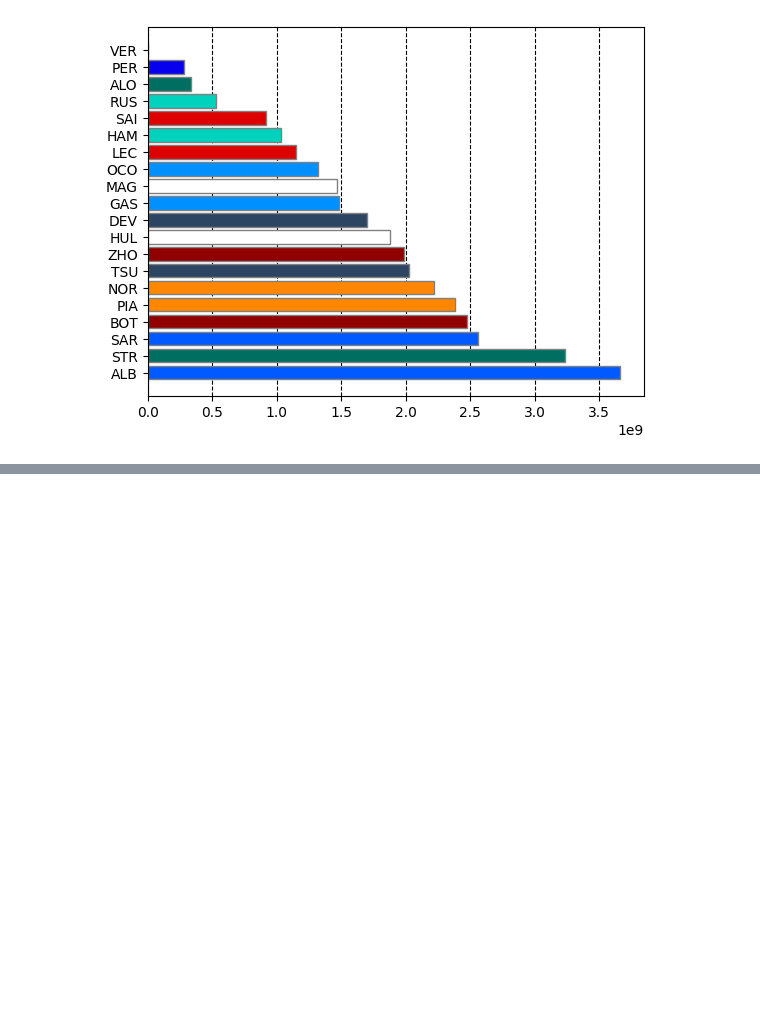
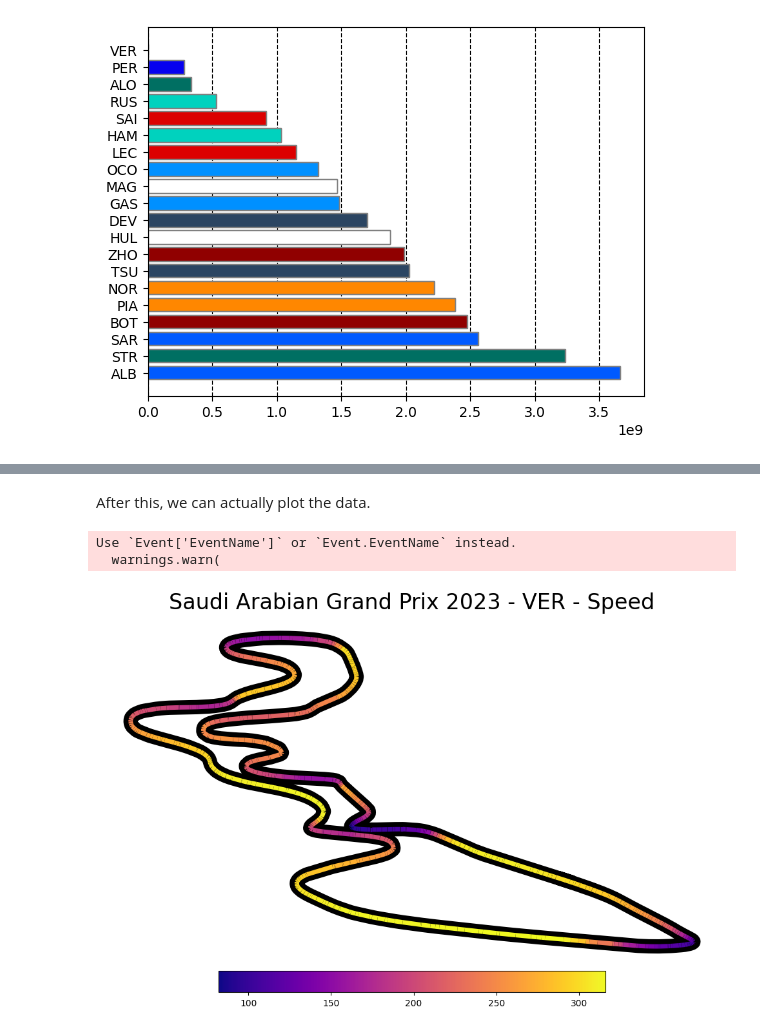
Before and after one commit to ztrend/data_science, a Jupyter notebook: F1_Saudi_Arabia.ipynb, the cells around one changed output, grey strips where cells are left out. Cells and saved outputs as stored; diff of their text form; code cells hidden in the pictures; blank space fills up the shorter version.

Commit message:
Added speed for fastest lap of Verstappen

```diff
--- a/F1_Saudi_Arabia.ipynb
+++ b/F1_Saudi_Arabia.ipynb
@@ -373,0 +386,10 @@ ax.xaxis.grid(True, which='major', linestyle='--', color='black', zorder=-1000)
+# %%
+session = ff1.get_session(year, wknd, ses)
+weekend = session.event
+session.load()
+lap = session.laps.pick_driver(driver).pick_fastest()
+
+# Get telemetry data
+x = lap.telemetry['X']              # values for x-axis
+y = lap.telemetry['Y']              # values for y-axis
+color = lap.telemetry['Speed']      # value to base color gradient on
@@ -373,0 +414,45 @@ ax.xaxis.grid(True, which='major', linestyle='--', color='black', zorder=-1000)
+# %%
+"""Now, we create a set of line segments so that we can color them individually.
+This creates the points as a N x 1 x 2 array so that we can stack points together easily to get the segments.
+The segments array for line collection needs to be (numlines) x (points per line) x 2 (for x and y)"""
+points = np.array([x, y]).T.reshape(-1, 1, 2)
+segments = np.concatenate([points[:-1], points[1:]], axis=1)
+# %% [markdown]
+After this, we can actually plot the data.
+# %%
+# We create a plot with title and adjust some setting to make it look good.
+fig, ax = plt.subplots(sharex=True, sharey=True, figsize=(12, 6.75))
+fig.suptitle(f'{weekend.name} {year} - {driver} - Speed', size=24, y=0.97)
+
+# Adjust margins and turn of axis
+plt.subplots_adjust(left=0.1, right=0.9, top=0.9, bottom=0.12)
+ax.axis('off')
+
+
+# After this, we plot the data itself.
+# Create background track line
+ax.plot(lap.telemetry['X'], lap.telemetry['Y'], color='black', linestyle='-', linewidth=16, zorder=0)
+
+# Create a continuous norm to map from data points to colors
+norm = plt.Normalize(color.min(), color.max())
+lc = LineCollection(segments, cmap=colormap, norm=norm, linestyle='-', linewidth=5)
+
+# Set the values used for colormapping
+lc.set_array(color)
+
+# Merge all line segments together
+line = ax.add_collection(lc)
+
+
+# Finally, we create a color bar as a legend.
+cbaxes = fig.add_axes([0.25, 0.05, 0.5, 0.05])
+normlegend = mpl.colors.Normalize(vmin=color.min(), vmax=color.max())
+legend = mpl.colorbar.ColorbarBase(cbaxes, norm=normlegend, cmap=colormap, orientation="horizontal")
+
+
+# Show the plot
+plt.show()
+# %% [output]
+Use `Event['EventName']` or `Event.EventName` instead.
+  warnings.warn(
+[figure, added]
```
Also changed, not shown: parts of 3 cells of this notebook.
